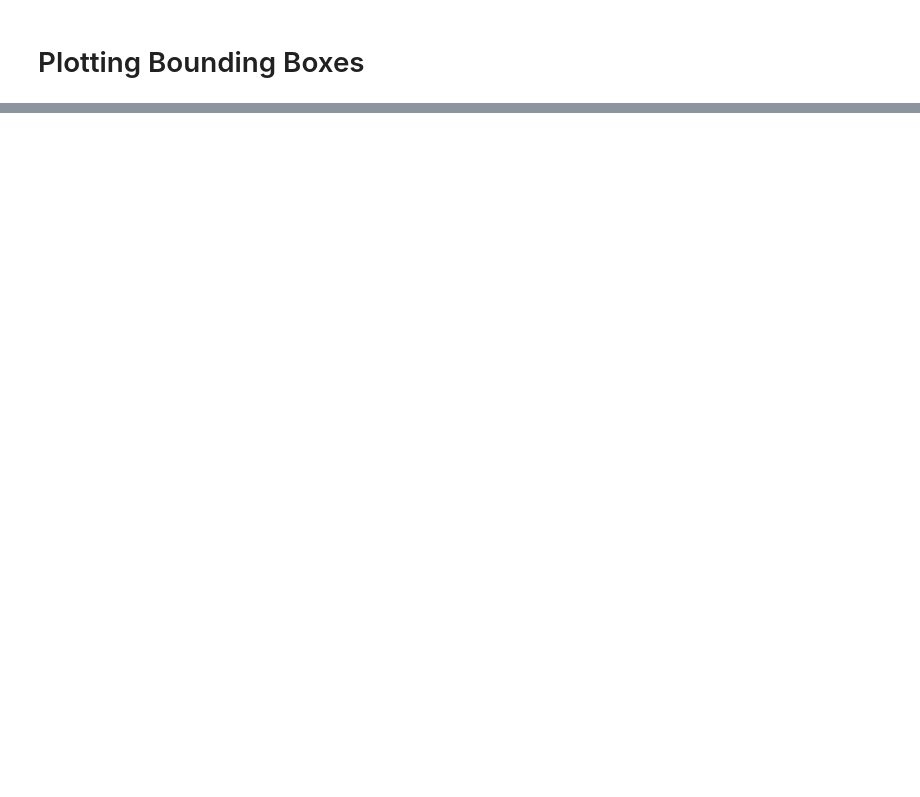
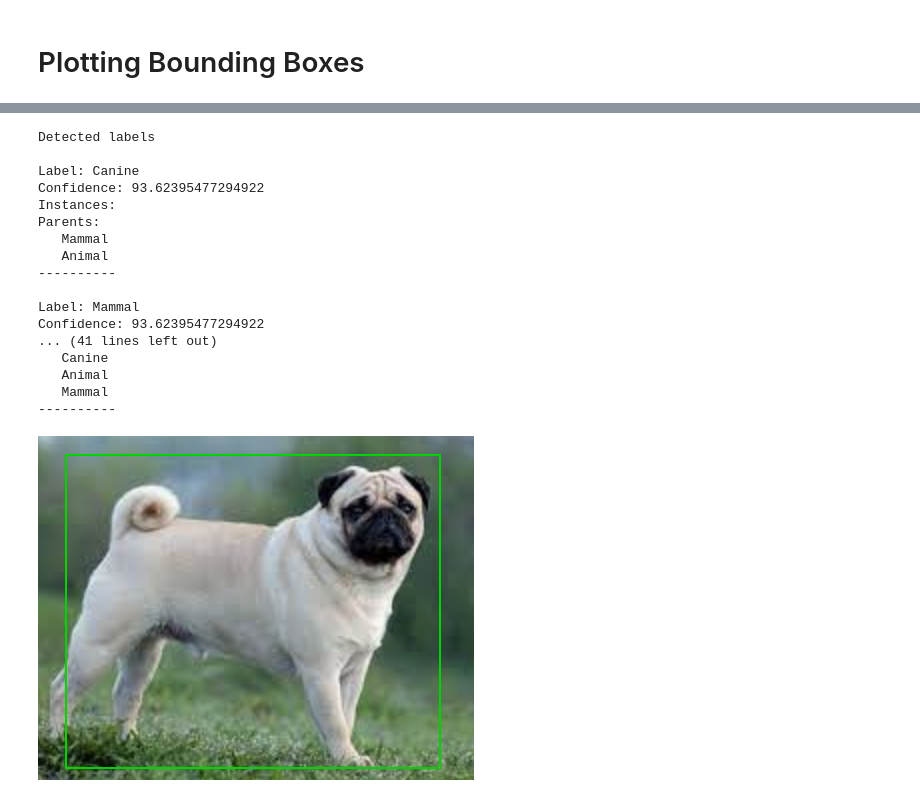
Before and after one commit to fraukecharms/fastapi-rekognition-compvision, a Jupyter notebook: plottests.ipynb, the cells around one changed output, grey strips where cells are left out. Saved outputs shown, nothing was run; the diff lists cells and outputs as text; code cells hidden in the pictures; blank space fills up the shorter version.

```diff
--- a/plottests.ipynb
+++ b/plottests.ipynb
@@ -23,0 +120,21 @@ detect_and_draw_box(confidence=0.1)
+# %%
+drawboundingboxes()
+# %% [output]
+Detected labels
+
+Label: Canine
+Confidence: 93.62395477294922
+Instances:
+Parents:
+   Mammal
+   Animal
+----------
+
+Label: Mammal
+Confidence: 93.62395477294922
+... (41 lines left out)
+   Canine
+   Animal
+   Mammal
+----------
+[figure, added]
```
Also changed, not shown: parts of 8 cells of this notebook, 5 other files.
